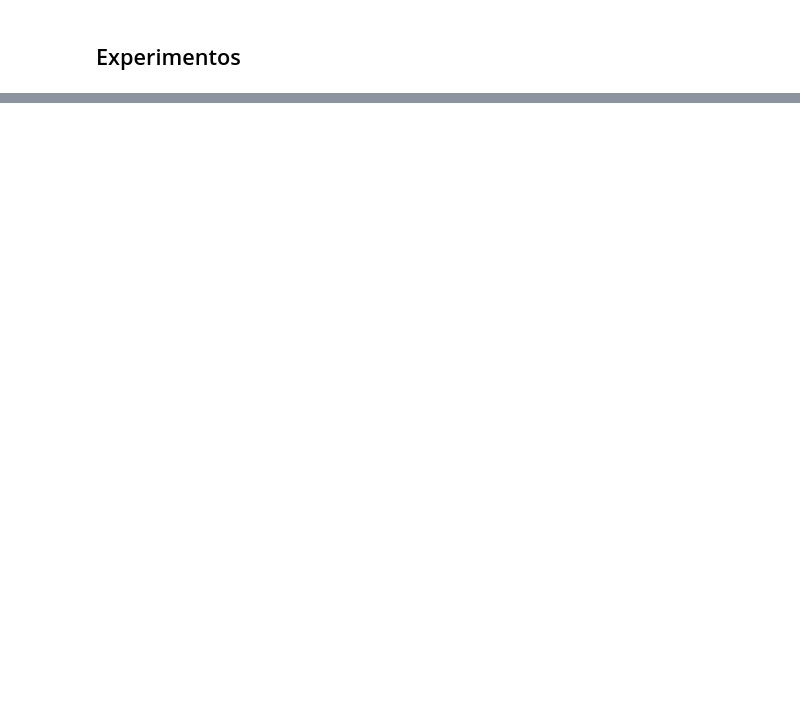
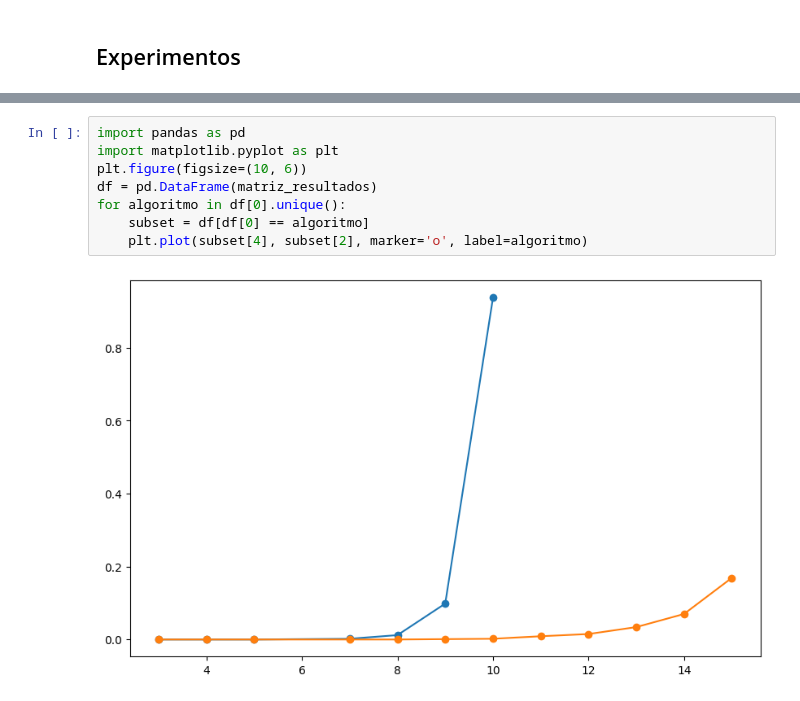
Before and after one commit to jorgenery/ufba-mestrado, a Jupyter notebook: ic0004_trabalho_02.ipynb, the cells around one changed output, grey strips where cells are left out. Cells and saved outputs as stored; diff of their text form; blank space fills up the shorter version.

```diff
--- a/ic0004_trabalho_02.ipynb
+++ b/ic0004_trabalho_02.ipynb
@@ -256,0 +312,10 @@ matriz_resultados[0]
+# %%
+import pandas as pd
+import matplotlib.pyplot as plt
+plt.figure(figsize=(10, 6))
+df = pd.DataFrame(matriz_resultados)
+for algoritmo in df[0].unique():
+    subset = df[df[0] == algoritmo]
+    plt.plot(subset[4], subset[2], marker='o', label=algoritmo)
+# %% [output]
+[figure, added]
```
Also changed, not shown: parts of 10 cells of this notebook.
